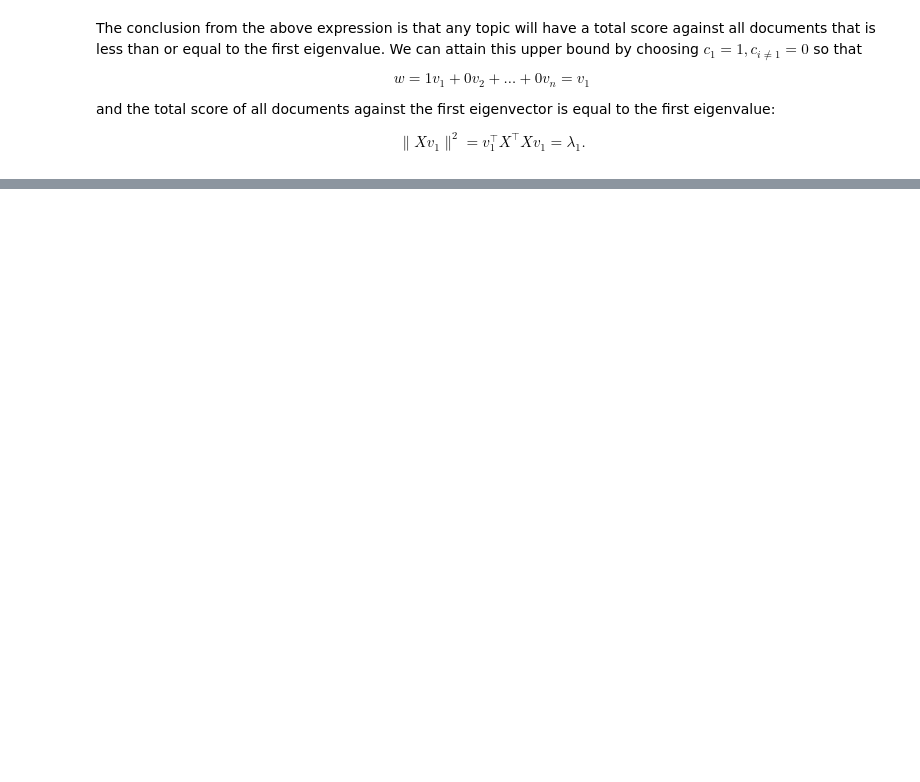
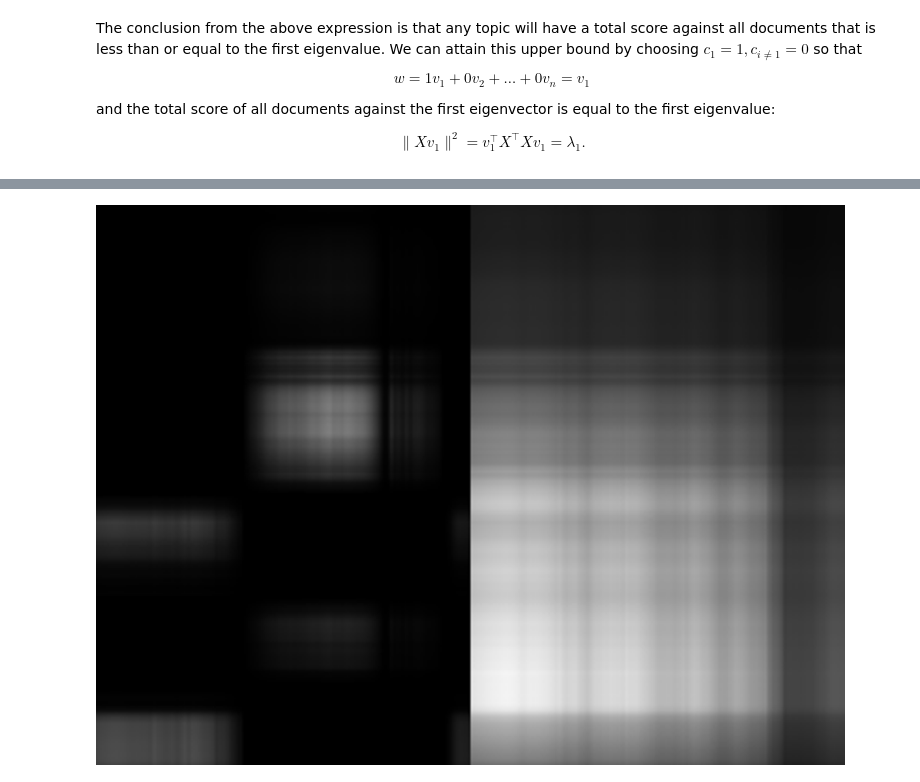
Before and after one commit to febse/ta, a Jupyter notebook: class/03-02-A-SVD-Small-Example.ipynb, the cells around one changed output, grey strips where cells are left out. Saved outputs shown, nothing was run; the diff lists cells and outputs as text; code cells hidden in the pictures; blank space fills up the shorter version.

```diff
--- a/class/03-02-A-SVD-Small-Example.ipynb
+++ b/class/03-02-A-SVD-Small-Example.ipynb
@@ -532,0 +464,8 @@ print("Linear combinations:", np.isclose(left @ right, coef_alpha * coef_gamma +
+# %%
+img_matrix = np.array(img)
+print("Image matrix shape:", img_matrix.shape)
+
+U_img, S_img, VT_img = np.linalg.svd(img_matrix, full_matrices=False)
+print("U:", U_img.shape, " S:", S_img.shape, " V^T:", VT_img.shape)
+
+print(img_matrix[:5, :5])  # Display a small portion of the image matrix for verification
@@ -532,0 +480,31 @@ print("Linear combinations:", np.isclose(left @ right, coef_alpha * coef_gamma +
+# %%
+def show_reconstructed_image(comp_n, U, S, VT):
+    # Convert to uint8 and display
+    rank1_component = S[comp_n] * np.outer(U[:, comp_n], VT[comp_n, :])
+    rank1_uint8 = np.clip(rank1_component, 0, 255).astype(np.uint8)
+    rank1_pil = Image.fromarray(rank1_uint8)
+    # display(rank1_pil.resize((400, int(rank1_pil.height * 400 / rank1_pil.width))))
+
+    # Reconstruct the image using only the first singular value
+    img_rank1 = U[:, 0:comp_n] @ np.diag(S[0:comp_n]) @ VT[0:comp_n, :]
+
+    # Convert to uint8 and display
+    img_rank1_uint8 = np.clip(img_rank1, 0, 255).astype(np.uint8)
+    img_rank1_pil = Image.fromarray(img_rank1_uint8)
+    # display(img_rank1_pil.resize((400, int(img_rank1_pil.height * 400 / img_rank1_pil.width))))
+
+    # Show both images side by side for comparison
+    combined_width = rank1_pil.width + img_rank1_pil.width
+    combined_height = max(rank1_pil.height, img_rank1_pil.height)
+    combined_image = Image.new('L', (combined_width, combined_height))
+    combined_image.paste(rank1_pil, (0, 0))
+    combined_image.paste(img_rank1_pil, (rank1_pil.width, 0))
+
+    return combined_image.resize((800, int(combined_image.height * 800 / combined_image.width)))
+# %%
+# Left: the single layer number k. Right: the sum of the layers before k
+layer_number = 1
+
+display(show_reconstructed_image(layer_number, U_img, S_img, VT_img))
+# %% [output]
+[figure, added]
```
Also changed, not shown: parts of 12 cells of this notebook, 4 other files.
